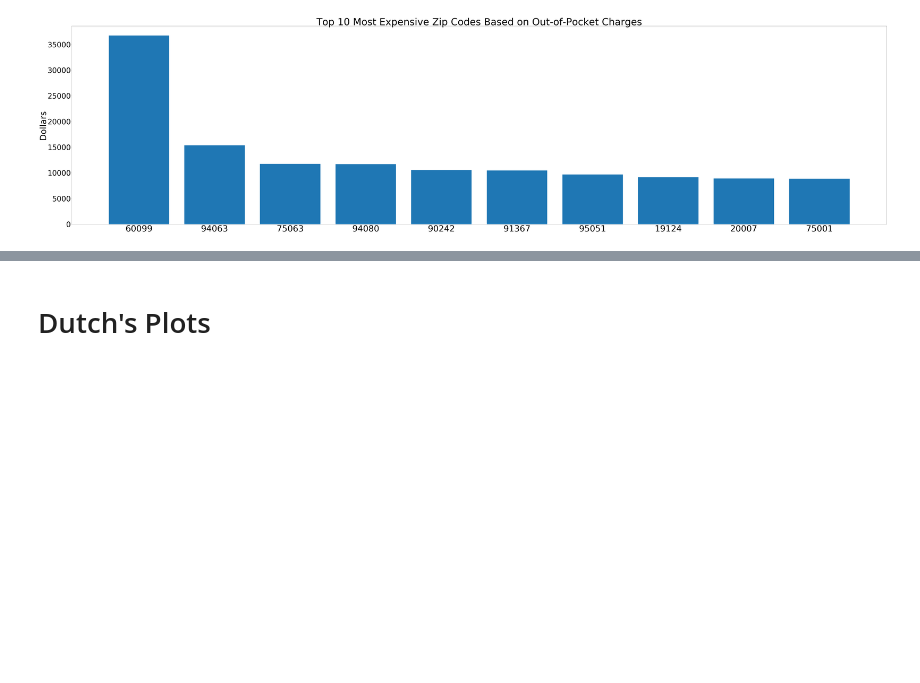
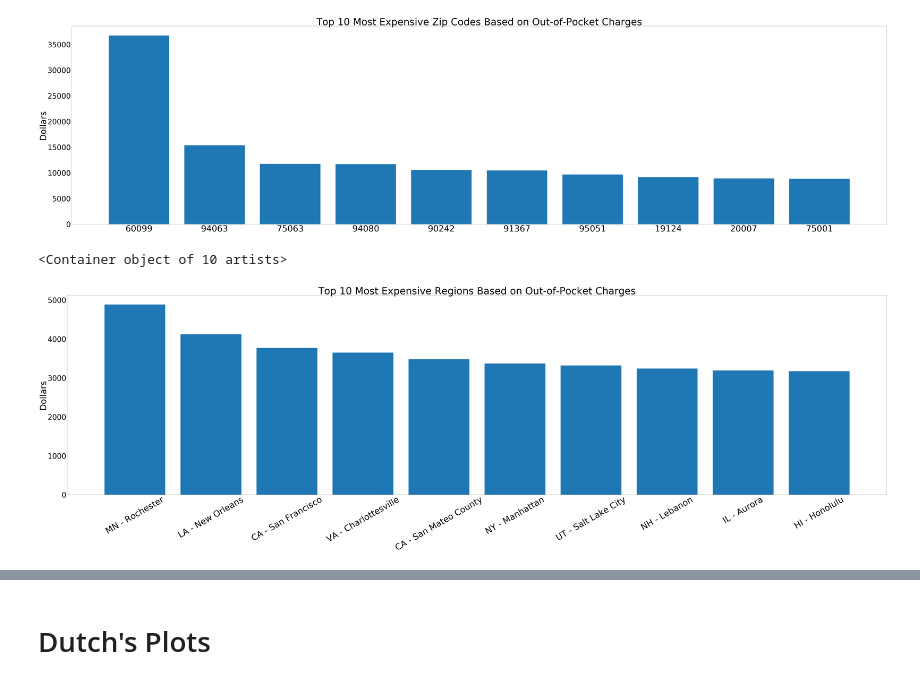
Before and after one commit to jwarlop/BC_Proj001, a Jupyter notebook: main_plots.ipynb, the cells around one changed output, grey strips where cells are left out. Saved outputs shown, nothing was run; the diff lists cells and outputs as text; code cells hidden in the pictures; blank space fills up the shorter version.

```diff
--- a/main_plots.ipynb
+++ b/main_plots.ipynb
@@ -94,2 +93,22 @@ plt.savefig('Avg all provider in zip vs out-of-pocket')
 # %% [output]
 [figure]
+# %%
+# Bar graph of average out-of-pocket expenses for all hopsitals in a zip code
+avg_cost_group3=pd.read_pickle('avg_cost_group3.pkl')
+# Create variable to be used in y-axis sorted descending order
+top_10_expensive_region_avg = avg_cost_group3["average_patient_payment"].sort_values(ascending=False).head(10)
+
+plt.figure(4, figsize=(120,30))
+x_axis = np.arange(0,10)
+tick_locations = [value for value in x_axis]
+plt.xticks(tick_locations, list(top_10_expensive_region_avg.reset_index()["hospital_referral_region_hrr_description"]),
+           size=70, rotation=30)
+plt.yticks(size=60)
+plt.ylabel("Dollars", size=70)
+plt.title("Top 10 Most Expensive Regions Based on Out-of-Pocket Charges", size=80)
+
+# Show graph
+plt.bar(x_axis, top_10_expensive_region_avg)
+# %% [output]
+<Container object of 10 artists>
+[figure, added]
```
Also changed, not shown: parts of 8 cells of this notebook, 8 other files.
